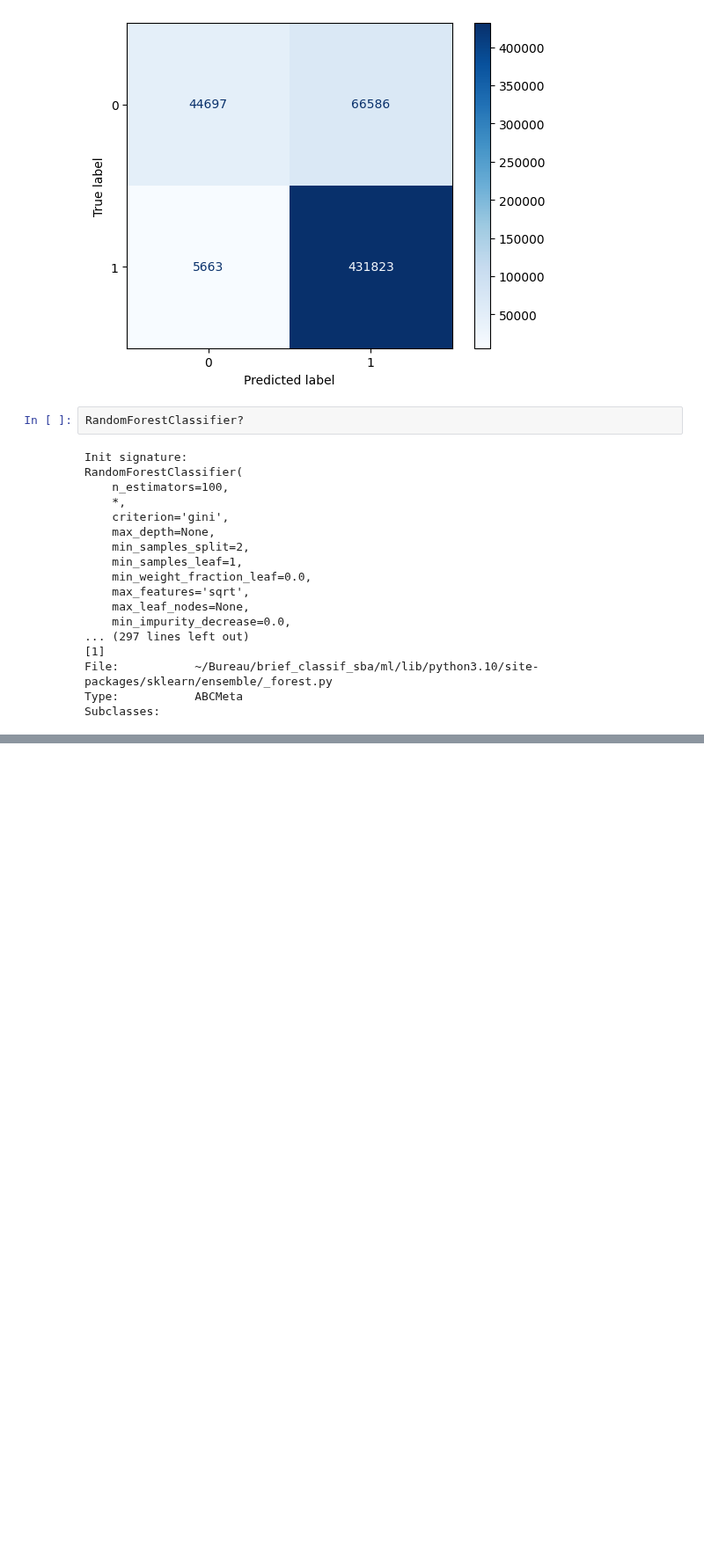
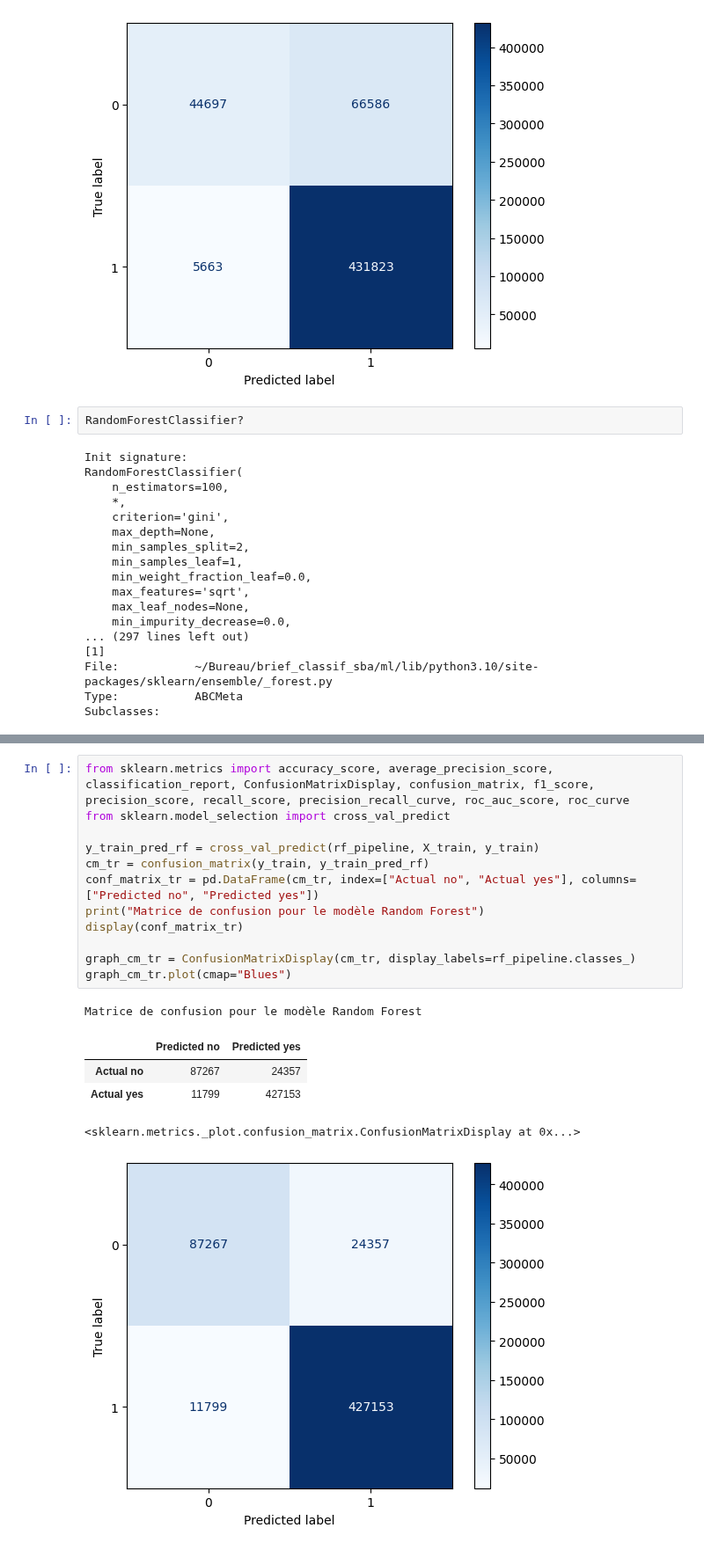
Before and after one commit to Memory77/brief_classif_sba, a Jupyter notebook: modelisation.ipynb, the cells around one changed output, grey strips where cells are left out. Shown at 88% size. Drawn from its saved outputs; the diff is of its cells as text; blank space fills up the shorter version.

```diff
--- a/modelisation.ipynb
+++ b/modelisation.ipynb
@@ -350,3 +393,22 @@ KeyboardInterrupt:
+# %%
+from sklearn.metrics import accuracy_score, average_precision_score, classification_report, ConfusionMatrixDisplay, confusion_matrix, f1_score, precision_score, recall_score, precision_recall_curve, roc_auc_score, roc_curve
+from sklearn.model_selection import cross_val_predict
+
+y_train_pred_rf = cross_val_predict(rf_pipeline, X_train, y_train)
+cm_tr = confusion_matrix(y_train, y_train_pred_rf)
+conf_matrix_tr = pd.DataFrame(cm_tr, index=["Actual no", "Actual yes"], columns=["Predicted no", "Predicted yes"])
+print("Matrice de confusion pour le modèle Random Forest")
+display(conf_matrix_tr)
+
+graph_cm_tr = ConfusionMatrixDisplay(cm_tr, display_labels=rf_pipeline.classes_)
+graph_cm_tr.plot(cmap="Blues")
+# %% [output]
+Matrice de confusion pour le modèle Random Forest
+|  | Predicted no | Predicted yes |
+| Actual no | 87267 | 24357 |
+| Actual yes | 11799 | 427153 |
+<sklearn.metrics._plot.confusion_matrix.ConfusionMatrixDisplay at 0x...>
+[figure, added]
 # %%
 from sklearn.model_selection import learning_curve
 import matplotlib.pyplot as plt
```
Also changed, not shown: parts of 5 cells of this notebook, 2 other files.
